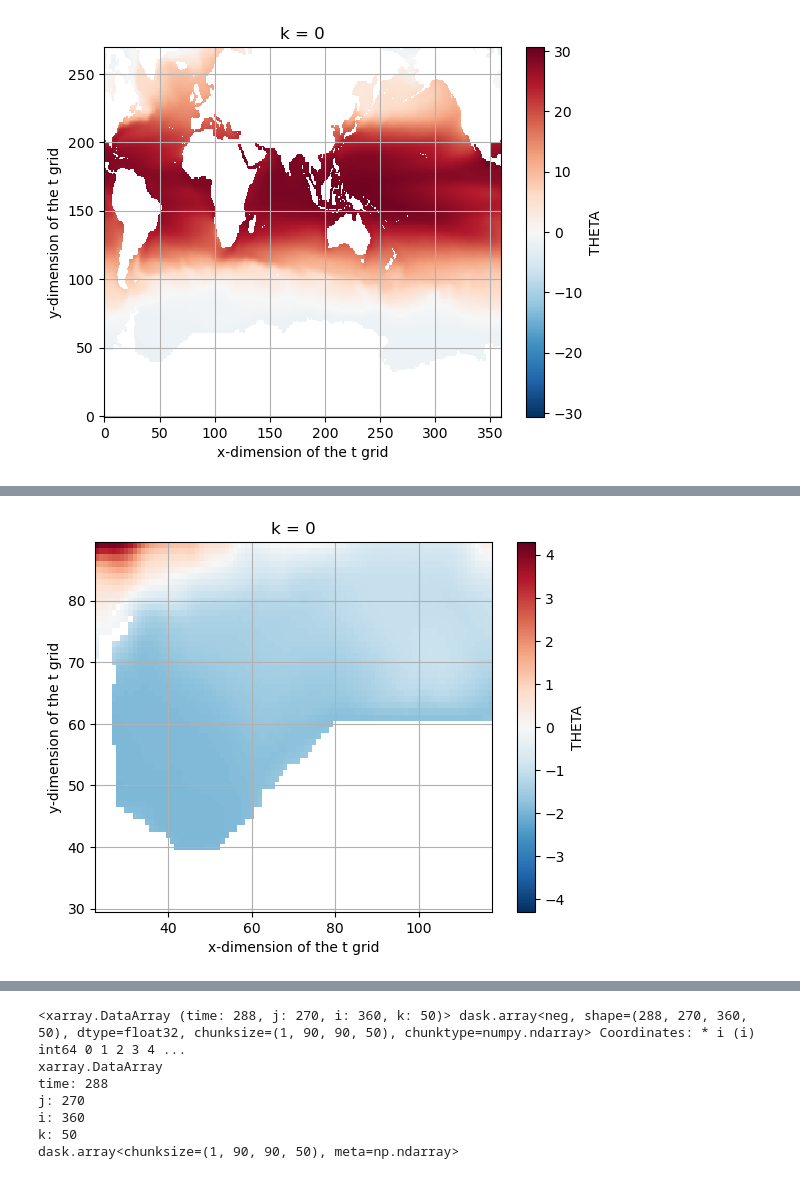
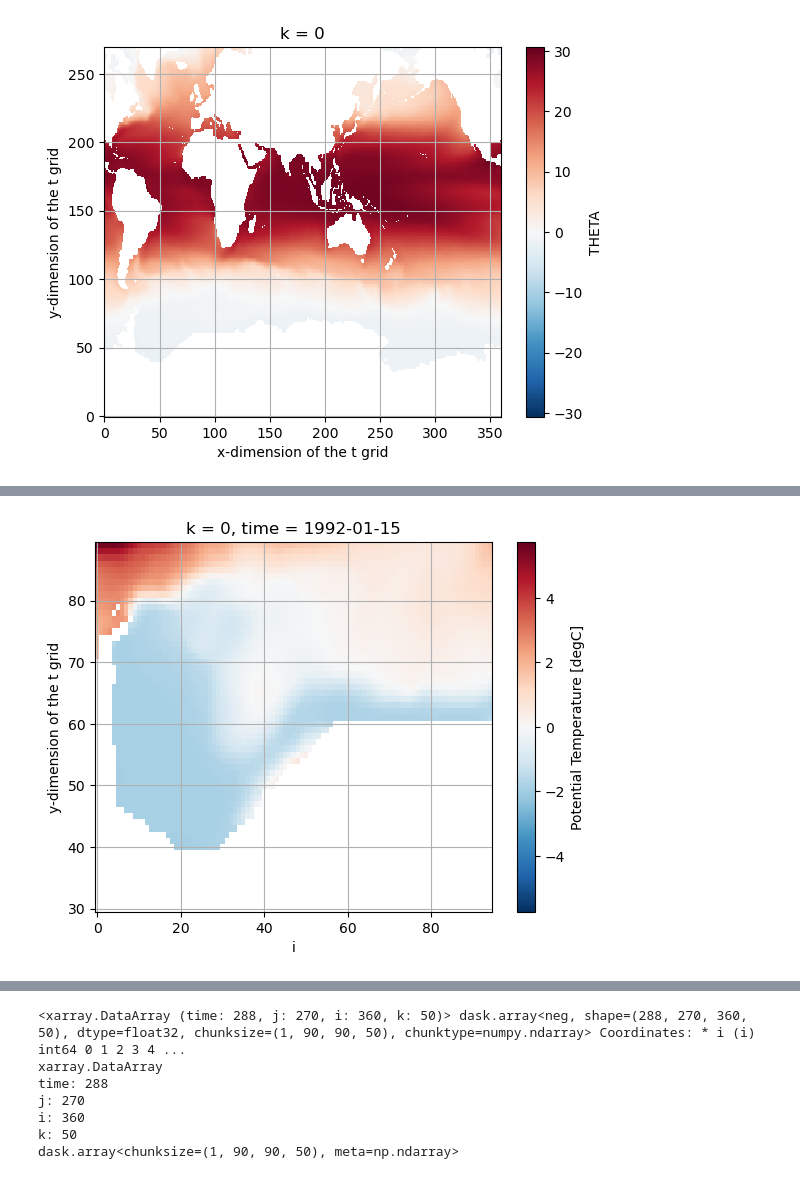
Before and after one commit to shanicetbailey/chapter1, a Jupyter notebook: ECCO-budgets/ECCO-heat-budget-revised.ipynb, the cells around one changed output, grey strips where cells are left out. Saved outputs shown, nothing was run; the diff lists cells and outputs as text; code cells hidden in the pictures.

Commit message:
trying to lower residual, i tried giving i -180,180 and roll 500, it helped a bit

```diff
--- a/ECCO-budgets/ECCO-heat-budget-revised.ipynb
+++ b/ECCO-budgets/ECCO-heat-budget-revised.ipynb
@@ -65,8 +56,8 @@ ds.coords['dt'] = dt
 ds_ll = faces_dataset_to_latlon(ds)
 ds_ll_drop = ds_ll#.drop(['i', 'j', 'i_g', 'j_g']) #, 'k', 'k_u', 'k_l', 'k_p1'])
 # a trick to make things work a bit faster
-coords = ds_ll_drop.coords.to_dataset().reset_coords().roll(i=50, i_g=50)#, roll_coords=True)#(i=100, i_g=100)
-ds = ds_ll_drop.reset_coords(drop=True).roll(i=50, i_g=50)#, roll_coords=True)#(i=100, i_g=100)
+coords = ds_ll_drop.coords.to_dataset().reset_coords().roll(i=50, i_g=50, roll_coords=True)#(i=100, i_g=100)
+ds = ds_ll_drop.reset_coords(drop=True).roll(i=50, i_g=50, roll_coords=True)#(i=100, i_g=100)
 ds
 # %% [output]
 <xarray.Dataset>
@@ -86,3 +77,15 @@ Coordinates:
     VVELSTAR   (time, k, j_g, i) float32 dask.array<chunksize=(1, 50, 1, 90), meta=np.ndarray>
     oceTAUX    (time, j, i_g) float32 dask.array<chunksize=(1, 90, 90), meta=np.ndarray>
     oceTAUY    (time, j_g, i) float32 dask.array<chunksize=(1, 1, 90), meta=np.ndarray>
+# %%
+#view current coord structure of i
+coords.i.values
+#locate 0, that's where -180 is
+coords.i.values[50]
+#create lon object to replace current i indexing
+lon = np.arange(-180, 180)
+#roll lon appropriately so new indexing values matches actual grid
+lon_rolled = np.roll(lon, 50)
+#insert new lon indices for both i & i_g
+ds['i'] = lon_rolled
+ds['i_g'] = lon_rolled
@@ -107,3 +286,8 @@ upper_lat = 90 #-56.73891
 j_g_upper = 91 #-56.2021
 i_g_right = 119
 i_g_left = 22
+# %%
+lower_lat = 35 #9
+upper_lat = 75 #44
+left_lon = 75 #21
+right_lon = 167 #120
@@ -112,12 +352,12 @@ i_g_left = 22
 lat_range = dict(j=slice(lower_lat, upper_lat))
 lon_range = dict(i=slice(left_lon, right_lon))
 # %%
-sst_wg = sst_mean.isel(**lat_range, **lon_range)
+sst_wg = ds.THETA[0,0].isel(**lat_range, **lon_range)
 mask_wg = surface_mask.isel(**lat_range, **lon_range)
 # %%
-sst_wg.where(mask_wg).plot()
+sst_wg.where(mask_wg).drop('i').plot()
 plt.grid();
 # %% [output]
-[figure, old version]
+[figure, new version]
 # %%
 #advective flux
```
Also changed, not shown: parts of 45 cells of this notebook.
